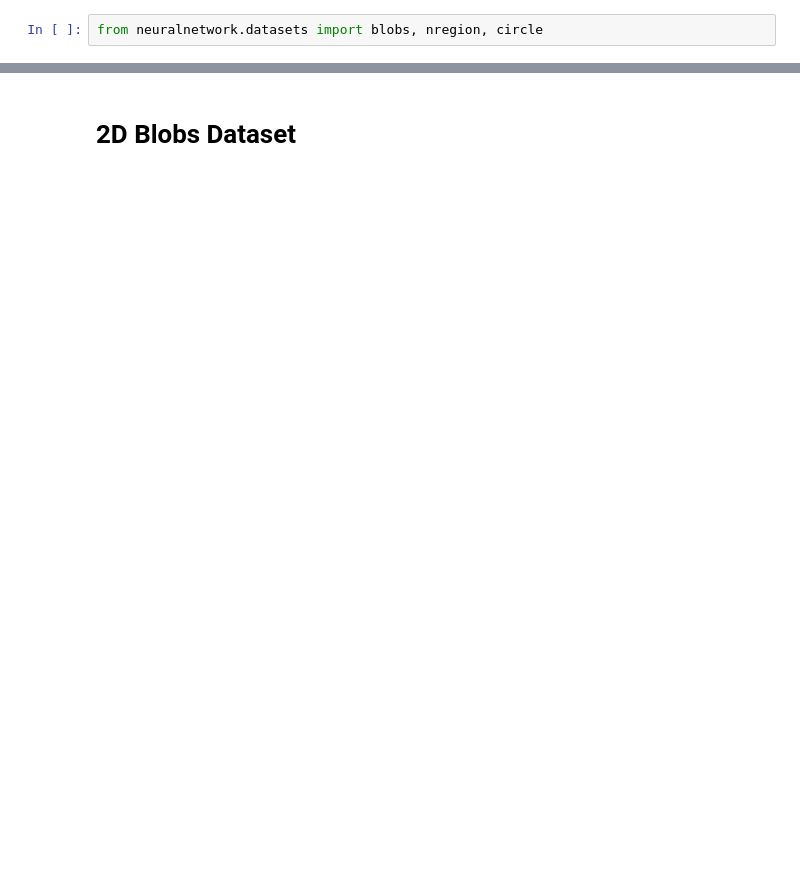
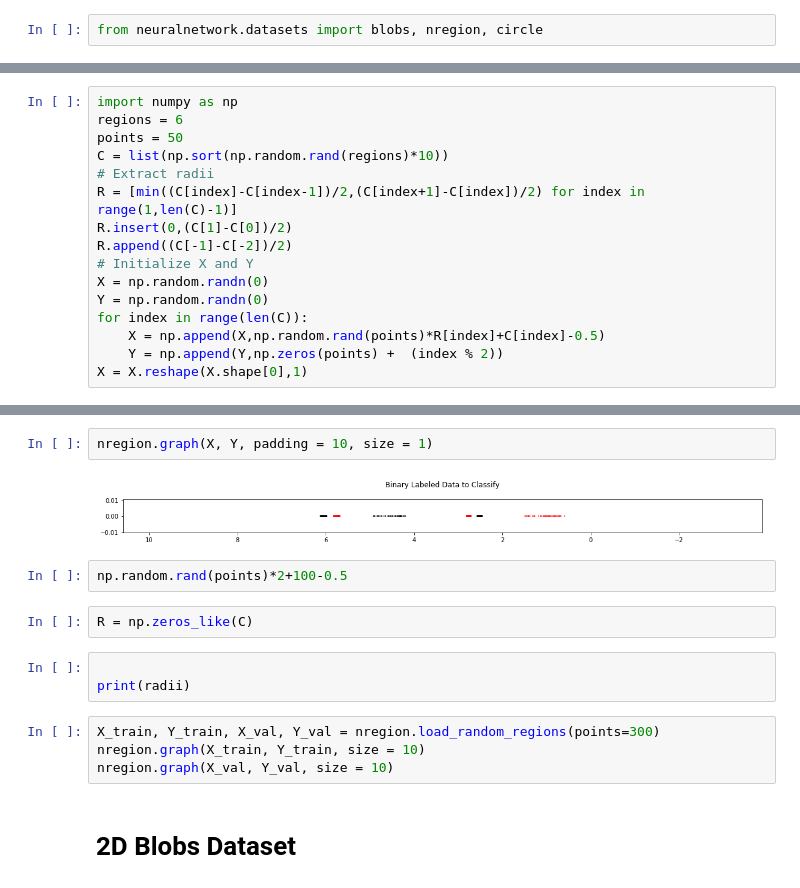
Before and after one commit to AleksandrGontcharov/neuralnetwork, a Jupyter notebook: datasets_showcase.ipynb, the cells around one changed output, grey strips where cells are left out. Cells and saved outputs as stored; diff of their text form; blank space fills up the shorter version.

```diff
--- a/datasets_showcase.ipynb
+++ b/datasets_showcase.ipynb
@@ -2,0 +32,16 @@ from neuralnetwork.datasets import blobs, nregion, circle
+# %%
+import numpy as np
+regions = 6
+points = 50
+C = list(np.sort(np.random.rand(regions)*10))
+# Extract radii
+R = [min((C[index]-C[index-1])/2,(C[index+1]-C[index])/2) for index in range(1,len(C)-1)]
+R.insert(0,(C[1]-C[0])/2)
+R.append((C[-1]-C[-2])/2)
+# Initialize X and Y
+X = np.random.randn(0)
+Y = np.random.randn(0)
+for index in range(len(C)):
+    X = np.append(X,np.random.rand(points)*R[index]+C[index]-0.5)
+    Y = np.append(Y,np.zeros(points) +  (index % 2))
+X = X.reshape(X.shape[0],1)
@@ -3,3 +66,18 @@ from neuralnetwork.datasets import blobs, nregion, circle
+# %%
+nregion.graph(X, Y, padding = 10, size = 1)
+# %% [output]
+[figure, added]
+# %%
+np.random.rand(points)*2+100-0.5
+# %%
+R = np.zeros_like(C)
+# %%
+
+print(radii)
+# %%
+X_train, Y_train, X_val, Y_val = nregion.load_random_regions(points=300)
+nregion.graph(X_train, Y_train, size = 10)
+nregion.graph(X_val, Y_val, size = 10)
 # %% [markdown]
 # 2D Blobs Dataset
 # %%
```
Also changed, not shown: parts of 15 cells of this notebook, 1 other file.
